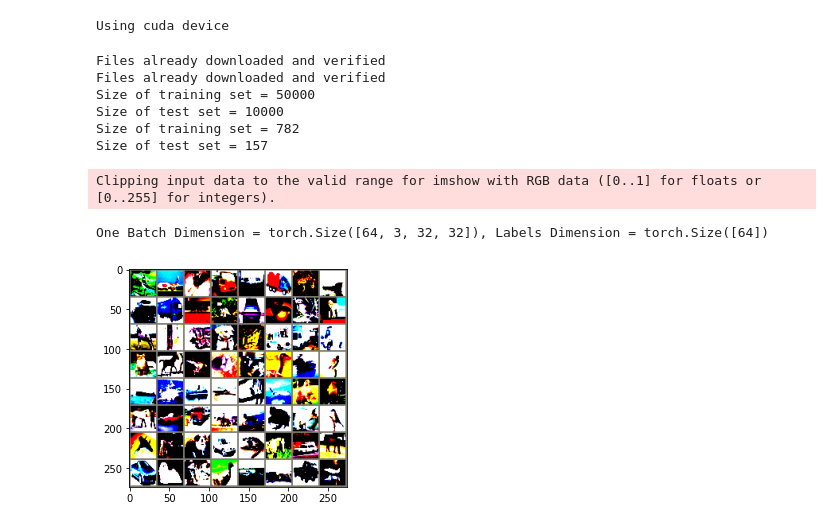
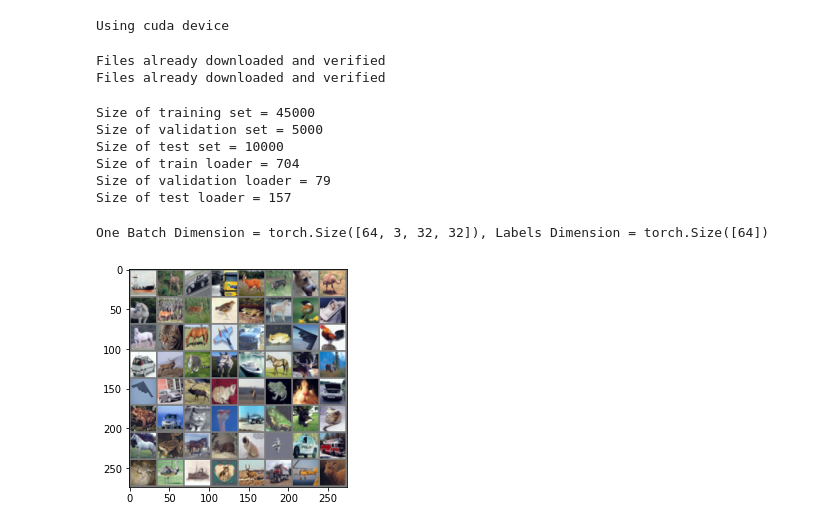
Before and after one commit to ShivamThukral/pytorch-projects, a Jupyter notebook: AlexNet.ipynb, the cells around one changed output. Cells and saved outputs as stored; diff of their text form; code cells hidden in the pictures.

```diff
--- a/AlexNet.ipynb
+++ b/AlexNet.ipynb
@@ -93,56 +99,64 @@ test_set = torchvision.datasets.CIFAR10('./data',
     train=False,
     transform=transform)
 
-training_loader = torch.utils.data.DataLoader(training_set, **train_kwargs)
-
-test_loader = torch.utils.data.DataLoader(validation_set, **test_kwargs)
-
-# print the dataset
-print(f'Size of training set = {len(training_set)}')
-print(f'Size of test set = {len(test_set)}')
-# print for dataset loader
-print(f'Size of training set = {len(training_loader)}') # ceil(len(training_set) / batch_size)
-print(f'Size of test set = {len(test_loader)}')
+n_train = int(len(training_set) * 0.9)
+n_valid = len(training_set) - n_train
+train_set, validation_set = data.random_split(training_set, [n_train, n_valid])
 # %% [output]
 Files already downloaded and verified
 Files already downloaded and verified
-Size of training set = 50000
-Size of test set = 10000
-Size of training set = 782
-Size of test set = 157
+# %%
+train_loader = torch.utils.data.DataLoader(train_set, **train_kwargs)
+validation_loader = torch.utils.data.DataLoader(validation_set, **train_kwargs)
+test_loader = torch.utils.data.DataLoader(test_set, **test_kwargs)
+
+# print the dataset
+print(f'Size of training set = {len(train_set)}')
+print(f'Size of validation set = {len(validation_set)}')
+print(f'Size of test set = {len(test_set)}')
+# print for dataset loader
+print(f'Size of train loader = {len(train_loader)}') # ceil(len(training_set) / batch_size)
+print(f'Size of validation loader = {len(validation_loader)}')
+print(f'Size of test loader = {len(test_loader)}')
+# %% [output]
+Size of training set = 45000
+Size of validation set = 5000
+Size of test set = 10000
+Size of train loader = 704
+Size of validation loader = 79
+Size of test loader = 157
 # %%
 # Helper function for inline image display
+def normalize_image(image):
+    image_min = image.min()
+    image_max = image.max()
+    image.clamp_(min=image_min, max=image_max)
+    image.add_(-image_min).div_(image_max - image_min + 1e-5)
+    return image
+
 def matplotlib_imshow(img):
-    idx = [0, 1, 2]
-    mean = torch.Tensor([0.49139968, 0.48215841, 0.44653091])
-    std = torch.Tensor([0.24703223, 0.24348513, 0.26158784])
-    for i in idx:
-        #img[i] = img[i].mean(dim=0)
-        img[i] = torch.div(img[i], std[i])
-        img[i] = torch.add(img[i], mean[i])    # unnormalize the image for visualisation
+    img = normalize_image(img)
     img = img.permute((1,2,0))
     npimg = img.numpy()
     plt.imshow(npimg)
 
 # Extract a batch of images
-dataiter = iter(training_loader)
+dataiter = iter(train_loader)
 images, labels = dataiter.next()
 
 print(f'One Batch Dimension = {images.shape}, Labels Dimension = {labels.shape}')
 
 # Create a grid from the images and show them
 img_grid = torchvision.utils.make_grid(images)
 matplotlib_imshow(img_grid)
 
 # Default log_dir argument is "runs" - but it's good to be specific
 shutil.rmtree('runs/cifar10_experiment_1')
 # torch.utils.tensorboard.SummaryWriter is imported above
 writer = SummaryWriter('runs/cifar10_experiment_1')
 
 # Write image data to TensorBoard log dir
 writer.add_image(f'{batch_size} CIFAR10 Images', img_grid)
-writer.flush()
 # %% [output]
-Clipping input data to the valid range for imshow with RGB data ([0..1] for floats or [0..255] for integers).
+One Batch Dimension = torch.Size([64, 3, 32, 32]), Labels Dimension = torch.Size([64])
-One Batch Dimension = torch.Size([64, 3, 32, 32]), Labels Dimension = torch.Size([64])
-[figure, old version]
+[figure, new version]
```
Also changed, not shown: parts of 27 cells of this notebook.
